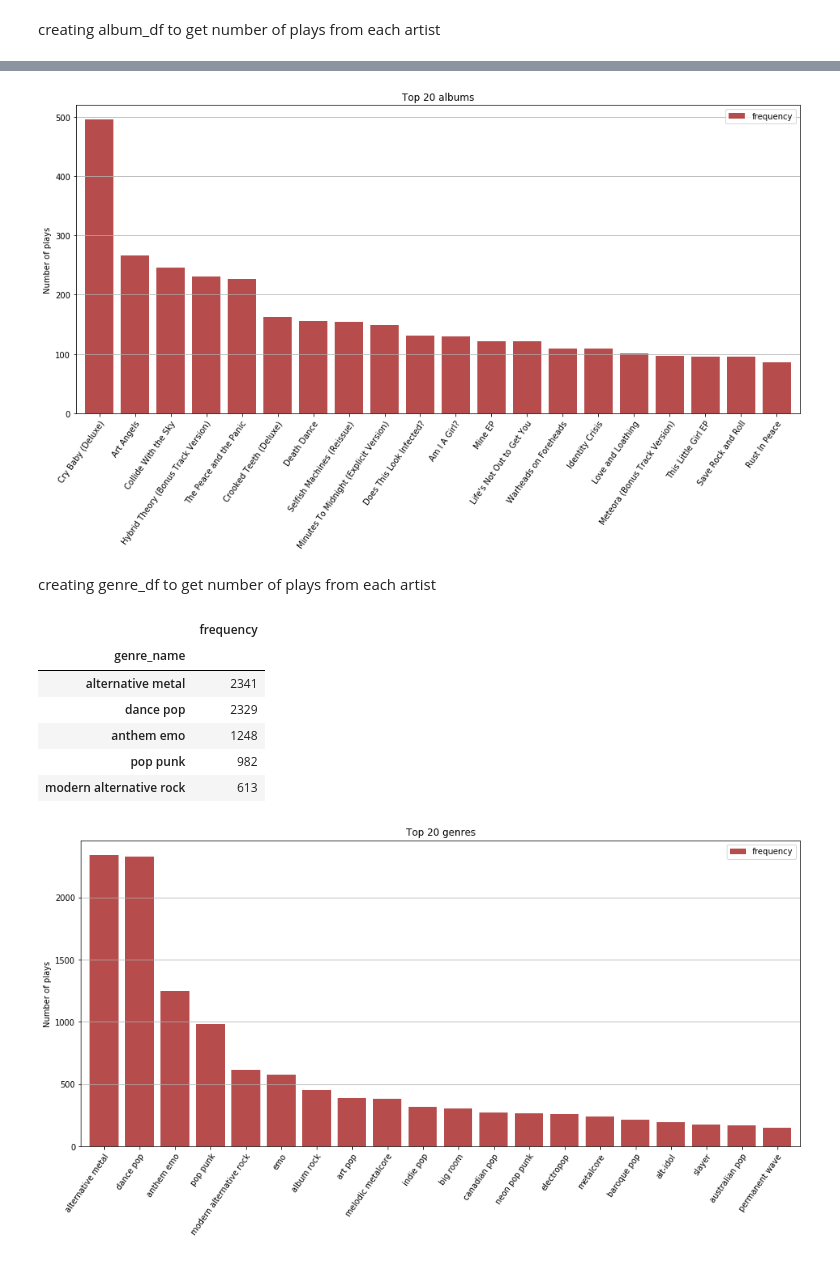
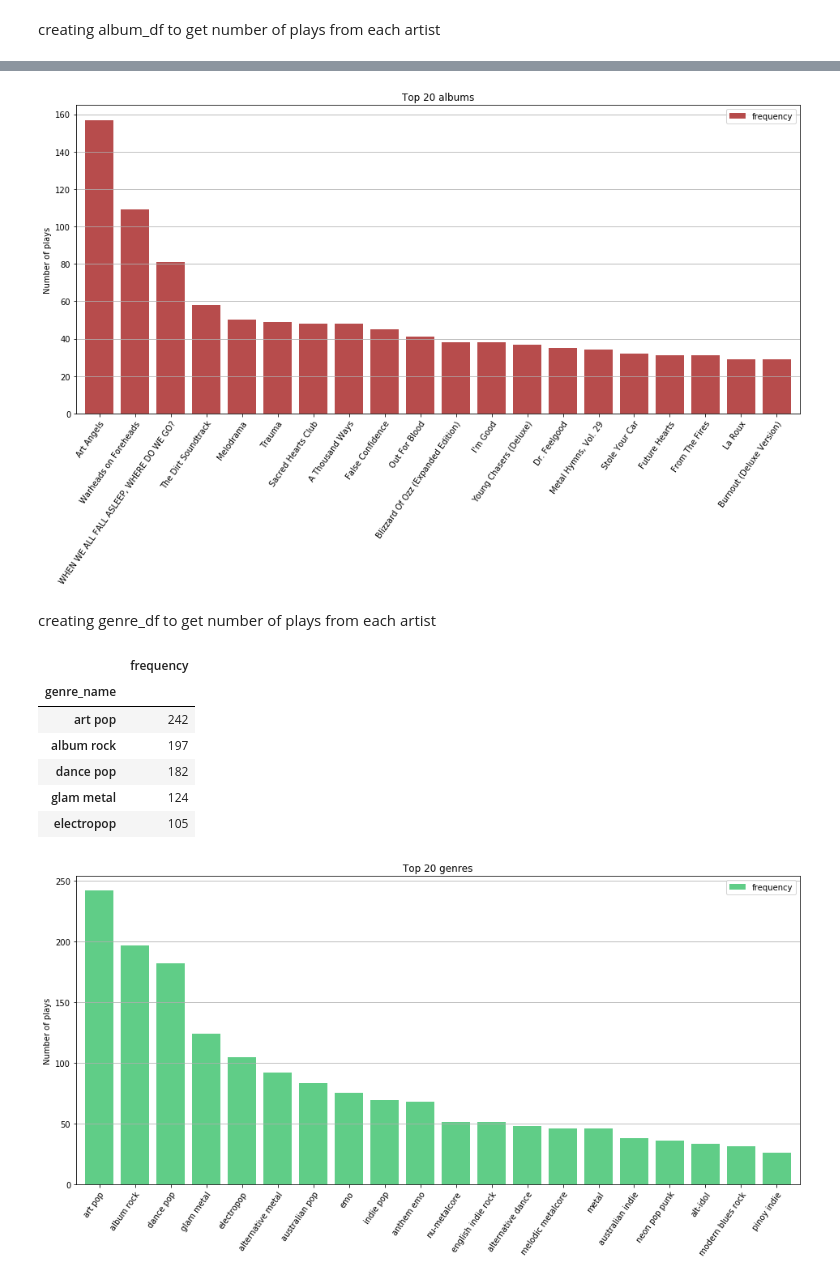
Before and after one commit to madhan001/lfmxtractplus-examples, a Jupyter notebook: music_listening_history_analysis.ipynb, the cells around one changed output, grey strips where cells are left out. Cells and saved outputs as stored; diff of their text form; code cells hidden in the pictures.

```diff
--- a/music_listening_history_analysis.ipynb
+++ b/music_listening_history_analysis.ipynb
@@ -22,7 +22,7 @@ Paste the above link into your browser, then paste the redirect url here: https:
 # %% [markdown]
 Get listening history from last.fm and enrich with spotify audio features
 # %%
-scrobbles_dict = lf.generate_dataset(lfusername='madhan_001', pages=0)
+scrobbles_dict = lf.generate_dataset(lfusername='madhan_001', pages=10)
 scrobbles_df = scrobbles_dict['complete']
 # %% [output]
 Fetching data from last.fm for user madhan_001
@@ -181,7 +168,7 @@ ax.set_ylabel('Number of plays')
 
 plt.show()
 # %% [output]
-[figure, old version]
+[figure, new version]
 # %% [markdown]
 creating genre_df to get number of plays from each artist
 # %%
@@ -193,19 +180,19 @@ display(HTML(genre_df.head(5).to_html()))
 # %% [output]
 |  | frequency |
 | genre_name |  |
-| alternative metal | 2341 |
-| dance pop | 2329 |
-| anthem emo | 1248 |
-| pop punk | 982 |
-| modern alternative rock | 613 |
+| art pop | 242 |
+| album rock | 197 |
+| dance pop | 182 |
+| glam metal | 124 |
+| electropop | 105 |
 # %%
-ax = genre_df.head(20).plot(kind='bar', figsize=[16, 7], width=0.8, alpha=0.7, color='#990000')
+ax = genre_df.head(20).plot(kind='bar', figsize=[16, 7], width=0.8, alpha=0.7, color='#1db954')
 ax.yaxis.grid(True)
 ax.set_xticklabels(genre_df.index,rotation=55, rotation_mode='anchor', ha='right')
 ax.set_title('Top 20 genres')
 ax.set_xlabel('',)
 ax.set_ylabel('Number of plays')
 
 plt.show()
 # %% [output]
-[figure, old version]
+[figure, new version]
```
Also changed, not shown: parts of 33 cells of this notebook.
